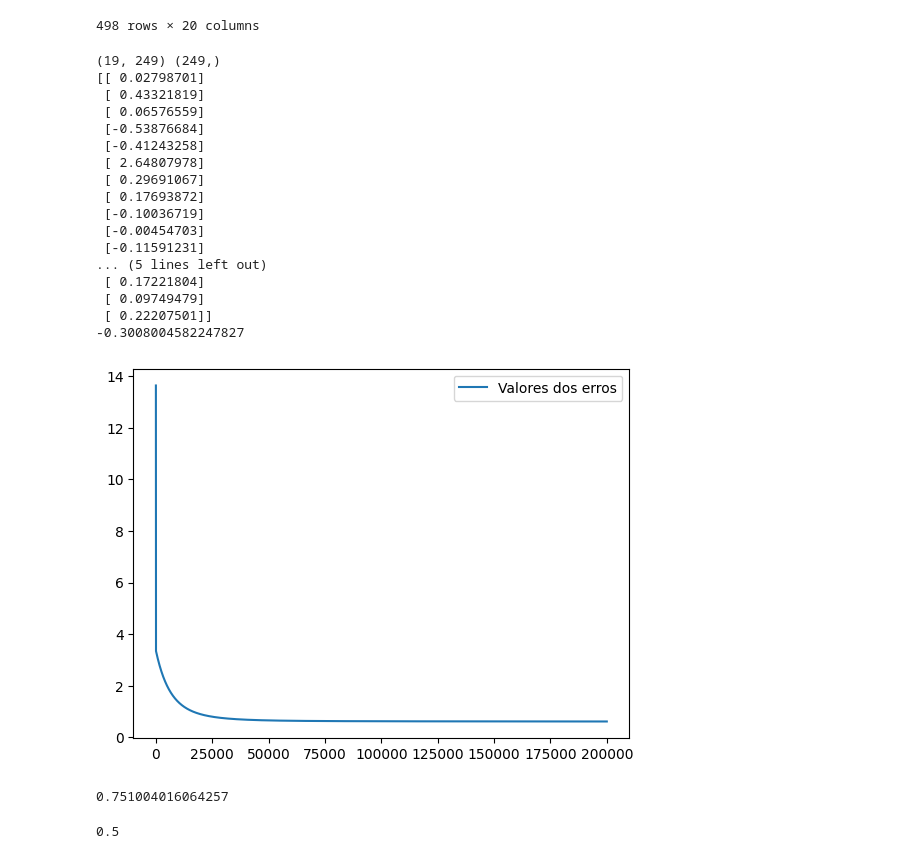
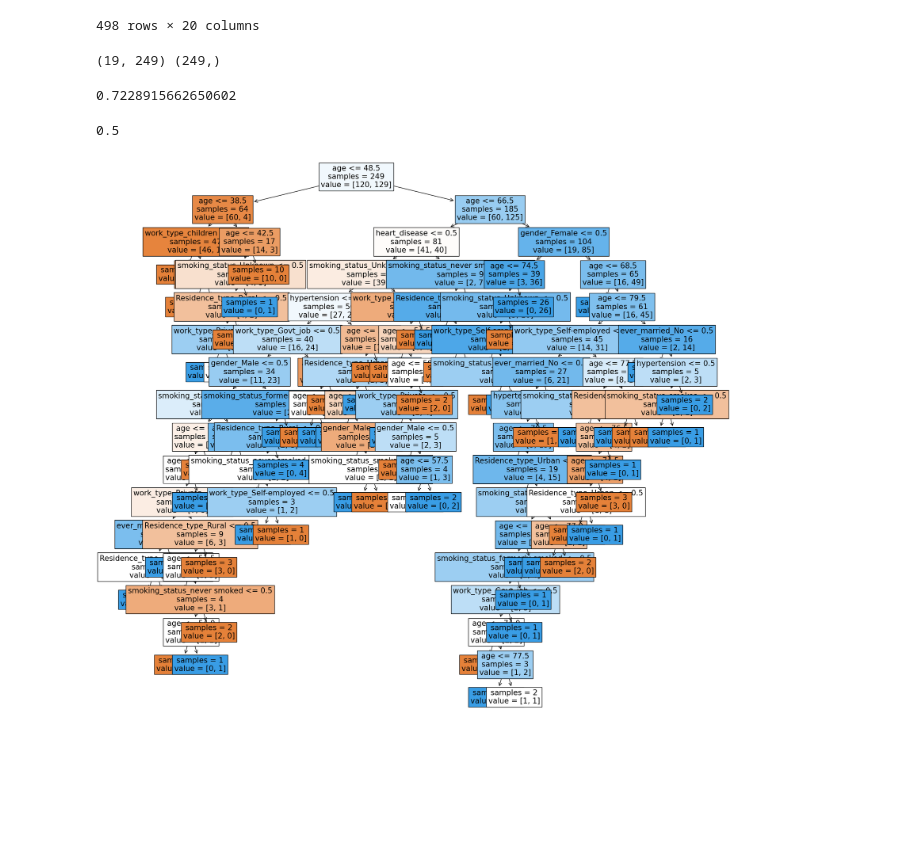
Before and after one commit to eriksoaress/AVC_class, a Jupyter notebook: AVC.ipynb, the cells around one changed output. Saved outputs shown, nothing was run; the diff lists cells and outputs as text; code cells hidden in the pictures; blank space fills up the shorter version.

```diff
--- a/AVC.ipynb
+++ b/AVC.ipynb
@@ -86,42 +86,33 @@ for n in range(50000):
     mse = np_.mean( (est - alvos)**2)
     erros.append(mse)
 
-erros = erros[2:]
 print(w)
 print(b)
-plt.figure()
-plt.plot(erros)
-plt.legend(["Valores dos erros"])
-plt.show()
 # %% [output]
 (19, 249) (249,)
-[[ 0.02798701]
- [ 0.43321819]
- [ 0.06576559]
- [-0.53876684]
- [-0.41243258]
- [ 2.64807978]
- [ 0.29691067]
- [ 0.17693872]
- [-0.10036719]
- [-0.00454703]
- [-0.11591231]
-... (5 lines left out)
- [ 0.17221804]
- [ 0.09749479]
- [ 0.22207501]]
--0.3008004582247827
-[figure, removed]
 # %%
+def accuracy(y_test, y_est):
+    return np.mean(np.sign(y_test)==np.sign(y_est))
 pontos = X_test.to_numpy().T.astype('float64')
 alvos = y_test.to_numpy().astype('float64')
 est = w.T @ pontos+ b
 
 print(accuracy(est, alvos))
 # %% [output]
-0.751004016064257
+0.7228915662650602
 # %%
 df_['stroke'].value_counts()
 print(249/(249+249))
 # %% [output]
 0.5
+# %%
+from sklearn.tree import DecisionTreeClassifier
+tree = DecisionTreeClassifier(criterion='entropy')
+
+tree.fit(X_test, y_test)
+
+from sklearn.tree import plot_tree
+plt.figure(figsize=(20,20))
+a = plot_tree(tree, feature_names=X_test.columns, fontsize=15, node_ids=False, impurity=False, filled=True)
+# %% [output]
+[figure, added]
```
Also changed, not shown: 1 other file.
